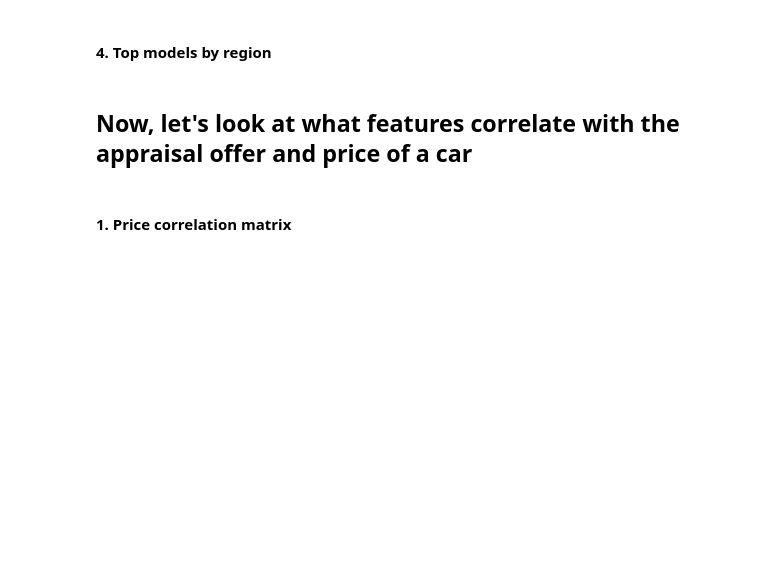
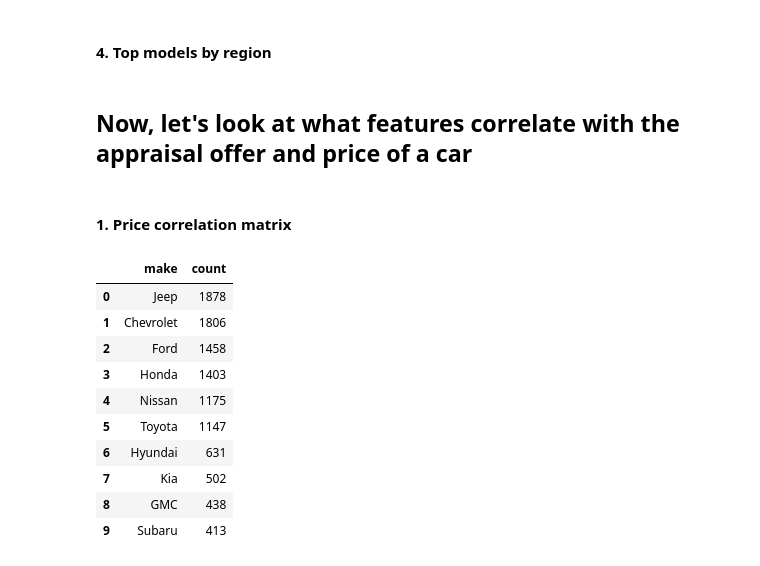
Before and after one commit to r0hankrishnan/carmax, a Jupyter notebook: eda/visualization.ipynb, the cells around one changed output. Drawn from its saved outputs; the diff is of its cells as text; code cells hidden in the pictures; blank space fills up the shorter version.

```diff
--- a/eda/visualization.ipynb
+++ b/eda/visualization.ipynb
@@ -117,0 +122,16 @@ fig.show()
+# %%
+top10_data = data[data["region"] == "Midwest"]["make"].value_counts().to_frame().sort_values(by="count",ascending=False).head(10).reset_index()
+
+top10_data
+# %% [output]
+|  | make | count |
+| 0 | Jeep | 1878 |
+| 1 | Chevrolet | 1806 |
+| 2 | Ford | 1458 |
+| 3 | Honda | 1403 |
+| 4 | Nissan | 1175 |
+| 5 | Toyota | 1147 |
+| 6 | Hyundai | 631 |
+| 7 | Kia | 502 |
+| 8 | GMC | 438 |
+| 9 | Subaru | 413 |
```
Also changed, not shown: parts of 1 cell of this notebook, 1 other file.
